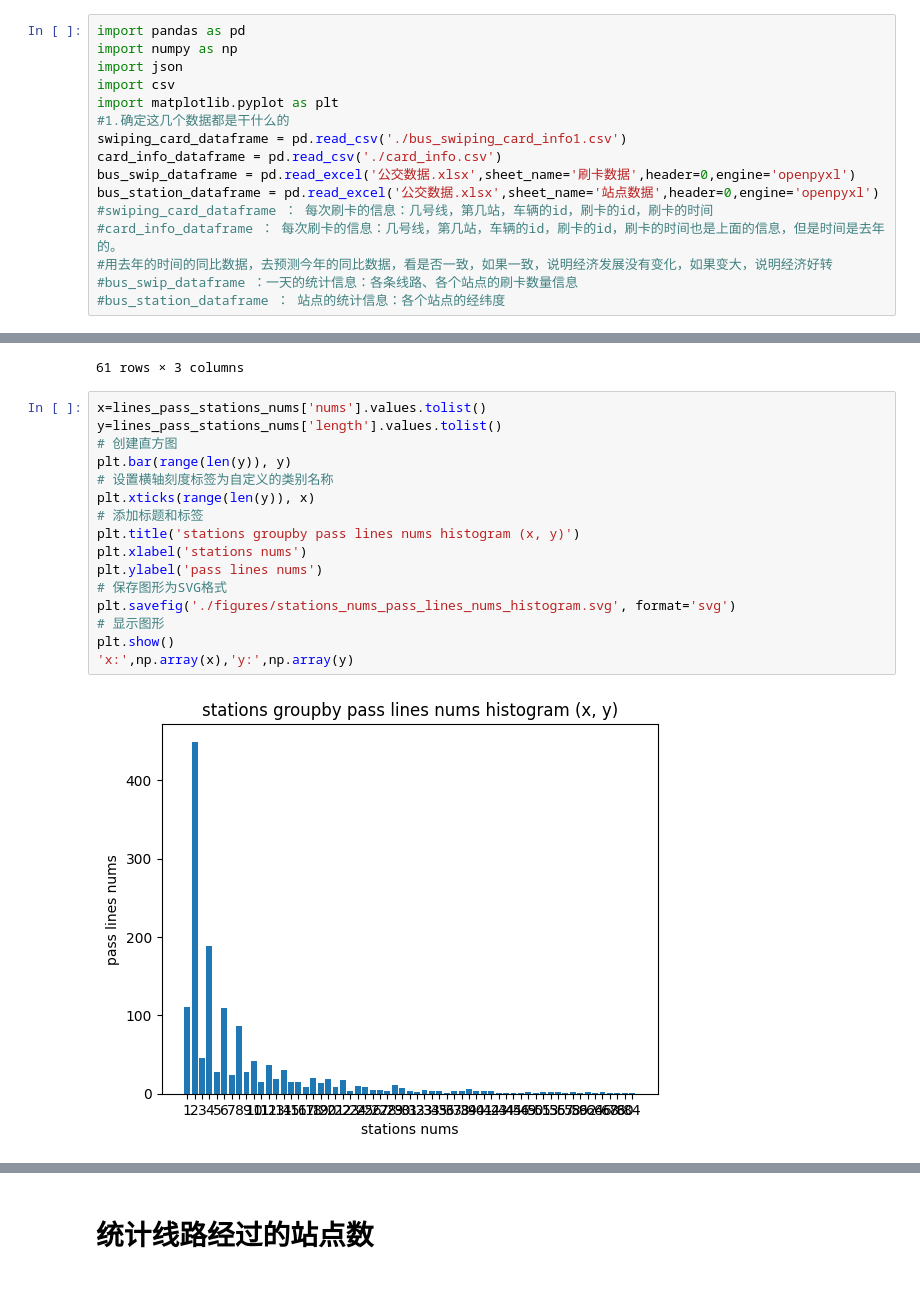
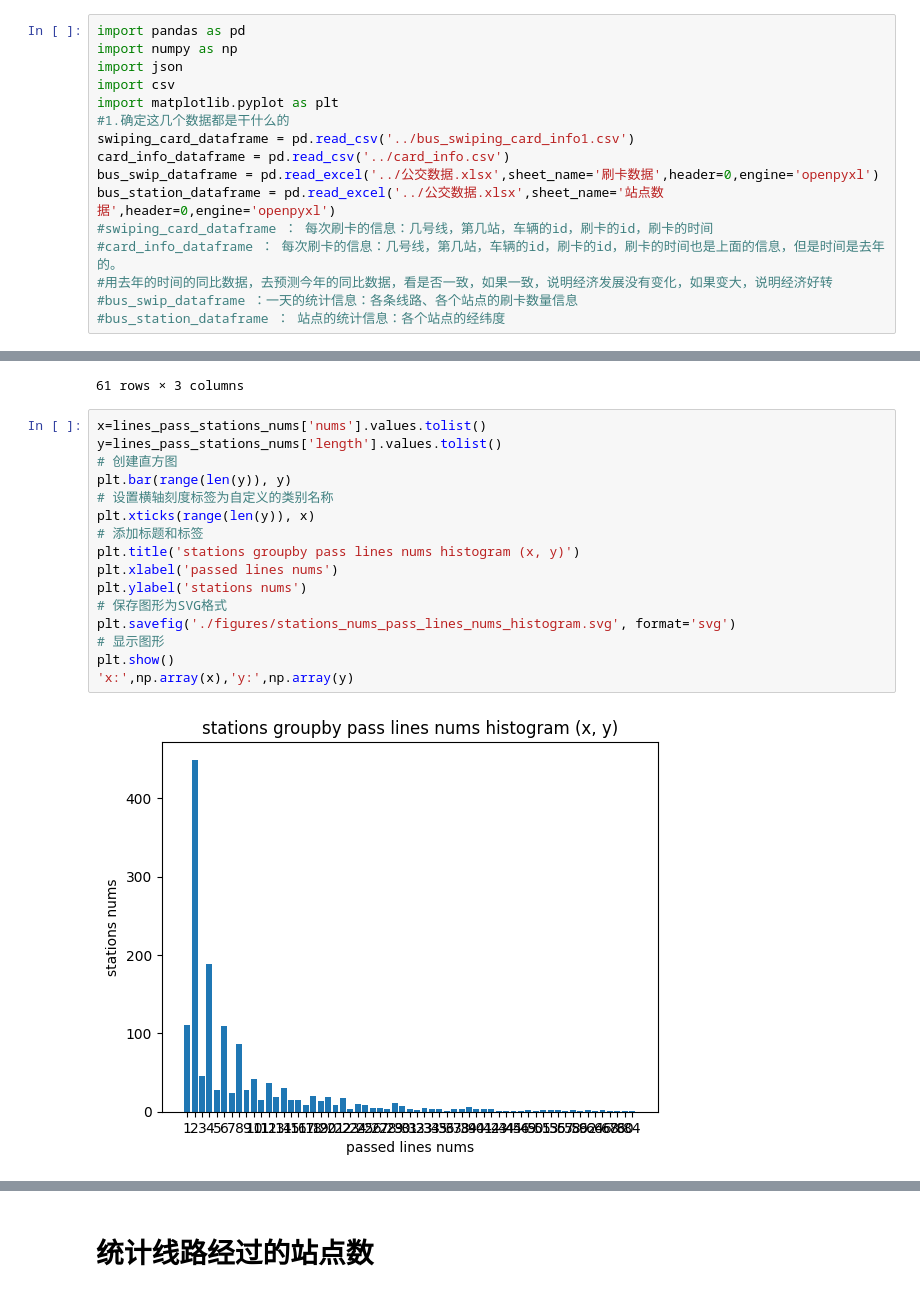
Before and after one commit to xmu-hph/mybus_cor, a Jupyter notebook: backup/several_bus_lines_passing_through_this_site.ipynb, the cells around one changed output, grey strips where cells are left out. Saved outputs shown, nothing was run; the diff lists cells and outputs as text.

```diff
--- a/backup/lines_with_stations_statistics.ipynb
+++ b/backup/several_bus_lines_passing_through_this_site.ipynb
@@ -5,10 +5,10 @@ import json
 import csv
 import matplotlib.pyplot as plt
 #1.确定这几个数据都是干什么的
-swiping_card_dataframe = pd.read_csv('./bus_swiping_card_info1.csv')
-card_info_dataframe = pd.read_csv('./card_info.csv')
-bus_swip_dataframe = pd.read_excel('公交数据.xlsx',sheet_name='刷卡数据',header=0,engine='openpyxl')
-bus_station_dataframe = pd.read_excel('公交数据.xlsx',sheet_name='站点数据',header=0,engine='openpyxl')
+swiping_card_dataframe = pd.read_csv('../bus_swiping_card_info1.csv')
+card_info_dataframe = pd.read_csv('../card_info.csv')
+bus_swip_dataframe = pd.read_excel('../公交数据.xlsx',sheet_name='刷卡数据',header=0,engine='openpyxl')
+bus_station_dataframe = pd.read_excel('../公交数据.xlsx',sheet_name='站点数据',header=0,engine='openpyxl')
 #swiping_card_dataframe ： 每次刷卡的信息：几号线，第几站，车辆的id，刷卡的id，刷卡的时间
 #card_info_dataframe ： 每次刷卡的信息：几号线，第几站，车辆的id，刷卡的id，刷卡的时间也是上面的信息，但是时间是去年的。
 #用去年的时间的同比数据，去预测今年的同比数据，看是否一致，如果一致，说明经济发展没有变化，如果变大，说明经济好转
@@ -115,21 +117,21 @@ lines_pass_stations_nums
 # %%
 x=lines_pass_stations_nums['nums'].values.tolist()
 y=lines_pass_stations_nums['length'].values.tolist()
 # 创建直方图
 plt.bar(range(len(y)), y)
 # 设置横轴刻度标签为自定义的类别名称
 plt.xticks(range(len(y)), x)
 # 添加标题和标签
 plt.title('stations groupby pass lines nums histogram (x, y)')
-plt.xlabel('stations nums')
-plt.ylabel('pass lines nums')
+plt.xlabel('passed lines nums')
+plt.ylabel('stations nums')
 # 保存图形为SVG格式
 plt.savefig('./figures/stations_nums_pass_lines_nums_histogram.svg', format='svg')
 # 显示图形
 plt.show()
 'x:',np.array(x),'y:',np.array(y)
 # %% [output]
-[figure, old version]
+[figure, new version]
 ('x:',
  array([ 1,  2,  3,  4,  5,  6,  7,  8,  9, 10, 11, 12, 13, 14, 15, 16, 17,
         18, 19, 20, 21, 22, 23, 24, 25, 26, 27, 28, 29, 30, 31, 32, 33, 34,
```
Also changed, not shown: parts of 2 cells of this notebook, 43 other files.
